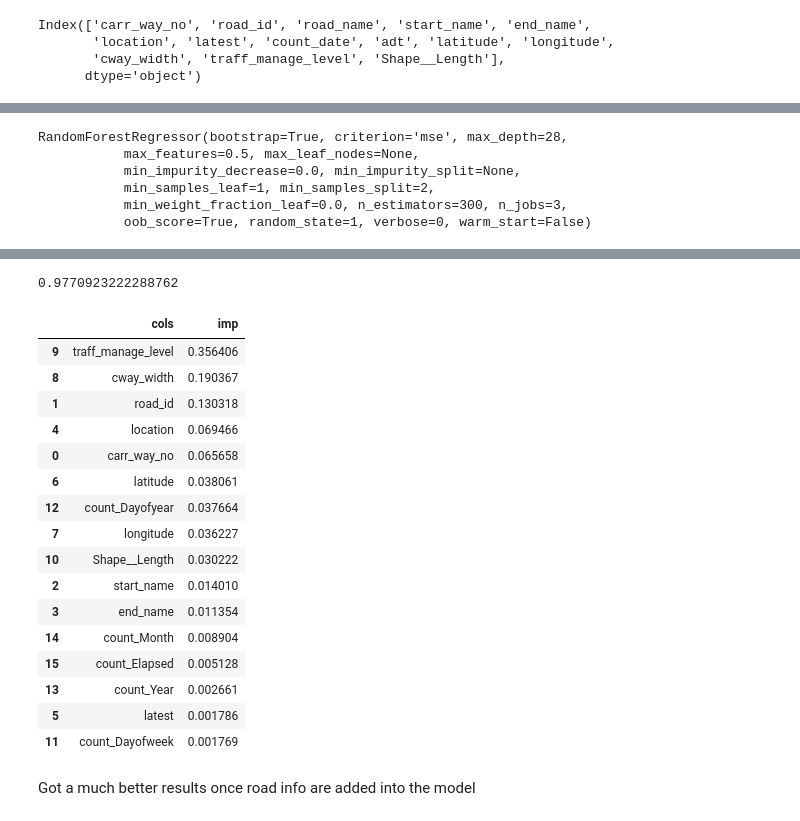
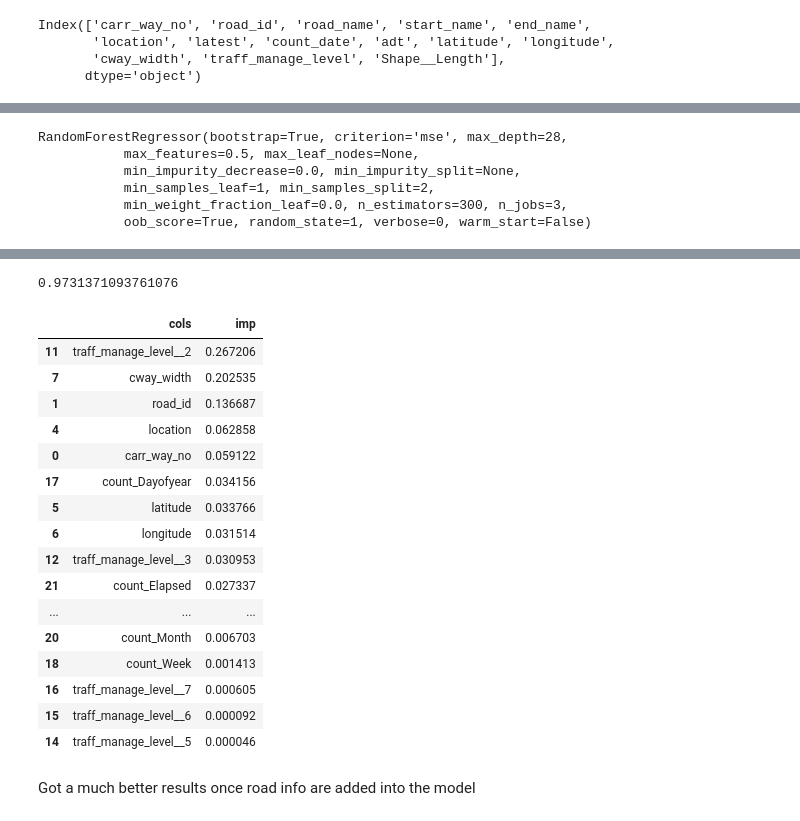
Before and after one commit to klin059/Auckland_traffic_analysis, a Jupyter notebook: 6_predictive_modelling.ipynb, the cells around one changed output, grey strips where cells are left out. Cells and saved outputs as stored; diff of their text form; code cells hidden in the pictures.

Commit message:
model back testing and pdp

```diff
--- a/6_predictive_modelling.ipynb
+++ b/6_predictive_modelling.ipynb
@@ -68,11 +76,13 @@ Index(['carr_way_no', 'road_id', 'road_name', 'start_name', 'end_name',
        'cway_width', 'traff_manage_level', 'Shape__Length'],
       dtype='object')
 # %%
-# set category variables
+# encode cat columns
+from sklearn.preprocessing import LabelEncoder
 cat_cols = ['carr_way_no', 'road_id', 'road_name', 'start_name', 'end_name',
             'location', 'latest', 'traff_manage_level']
-cat_dict = {}
+label_encoders_dict = {}
 for col in cat_cols:
-    df[col] = df[col].astype('category')
-    cat_dict[col] = dict(enumerate(df[col].cat.categories))
-    df[col] = df[col].cat.codes
+    new_le = LabelEncoder()
+    df[col] = new_le.fit_transform(df[col])
+    label_encoders_dict[col] = new_le
+display_all(df.head())
@@ -78,0 +96,4 @@ for col in cat_cols:
+# %%
+# one hot encode traff_manage_level
+df = pd.get_dummies(df, prefix_sep = "__", columns = ['traff_manage_level'])
+df.columns
@@ -106,6 +134,17 @@ import math
 from sklearn.utils import shuffle
 def split_vals(df, n):
     return df[:n].copy(), df[n:].copy()
+
+def rmse(x,y):
+    # calculates r^2
+    return math.sqrt(np.square(np.subtract(x,y)).mean())
+def get_scores(m, X_train, X_valid, y_train, y_valid):
+    # returns rmsq training, r^2 validation, avg accuracy training, avg accuracy validation, oob
+    res = [rmse(m.predict(X_train), y_train), rmse(m.predict(X_valid), y_valid),
+                m.score(X_train, y_train), m.score(X_valid, y_valid)]
+    if hasattr(m, 'oob_score_'):
+        res.append(m.oob_score_)
+    return res
 
 def train_test_split(df, xcols, ycol, train_size_f = 0.75, shuffle_bool = False):
     train_size = int(df.shape[0] * train_size_f)
@@ -119,8 +158,7 @@ def train_test_split(df, xcols, ycol, train_size_f = 0.75, shuffle_bool = False)
     return X_train, X_test, y_train, y_test
 
 def tt_split_by_years(df, xcols, ycol, train_years = [2016, 2017, 2018], test_years = [2019]):
-#     df_model = df.copy()
-#     X, y = df_model[xcols], df_model[ycol]
+#     train-test split by year
     df_train = df[df.count_Year.isin(train_years)]
     df_test = df[df.count_Year.isin(test_years)]
     X_train, X_test = df_train[xcols], df_test[xcols]
@@ -128,7 +166,7 @@ def tt_split_by_years(df, xcols, ycol, train_years = [2016, 2017, 2018], test_ye
     return X_train, X_test, y_train, y_test
 
 def split_by_forward_period(df, xcols, ycol, split_date = '2018-12-31', train_months = 36, test_months = 3):
-#     d = datetime.fromtimestamp(selected_date_value)
+#     walk forward train-test split
     d = pd.to_datetime(split_date)
     train_lb = d - relativedelta(months = train_months)
     test_ub = d + relativedelta(months = test_months)
@@ -138,6 +176,16 @@ def split_by_forward_period(df, xcols, ycol, split_date = '2018-12-31', train_mo
     y_train, y_test = df_train[ycol], df_test[ycol]
     return X_train, X_test, y_train, y_test
 
+def expanding_window_split(df, xcols, ycol, split_date = '2018-01-01', test_months = 2):
+    # expanding window split
+    d = pd.to_datetime(split_date)
+    test_ub = d + relativedelta(months = test_months)
+    df_train = df[df.count_date < d]
+    df_test = df[(df.count_date >= d)&(df.count_date < test_ub)]
+    X_train, X_test = df_train[xcols], df_test[xcols]
+    y_train, y_test = df_train[ycol], df_test[ycol]
+    return X_train, X_test, y_train, y_test
+
 def rf_feat_importance(m, df):
     return pd.DataFrame({'cols':df.columns, 'imp':m.feature_importances_}
                        ).sort_values('imp', ascending=False)
@@ -146,4 +206,5 @@ xcols = [col for col in df.columns]
 xcols.remove('adt')
 xcols.remove('road_name')
 xcols.remove('count_date')
+xcols.remove('latest')
 ycol = 'adt'
@@ -150,5 +247,5 @@ ycol = 'adt'
 # %%
-X_train, X_test, y_train, y_test = split_by_forward_period(df, xcols, ycol, split_date = '2017-12-31', train_months = 100, test_months = 1)
+X_train, X_test, y_train, y_test = expanding_window_split(df, xcols, ycol, split_date = '2018-12-31', test_months = 3)
 m = RandomForestRegressor(n_estimators=300, max_depth=28, max_features=0.5, oob_score= True, random_state=1, n_jobs  = 3)
 m.fit(X_train, y_train)
 m.score(X_train, y_train)
@@ -167,20 +264,20 @@ RandomForestRegressor(bootstrap=True, criterion='mse', max_depth=28,
-0.9770923222288762
+0.9731371093761076
 |  | cols | imp |
-| 9 | traff_manage_level | 0.356406 |
-| 8 | cway_width | 0.190367 |
-| 1 | road_id | 0.130318 |
-| 4 | location | 0.069466 |
-| 0 | carr_way_no | 0.065658 |
-| 6 | latitude | 0.038061 |
-| 12 | count_Dayofyear | 0.037664 |
-| 7 | longitude | 0.036227 |
-| 10 | Shape__Length | 0.030222 |
-| 2 | start_name | 0.014010 |
-| 3 | end_name | 0.011354 |
-| 14 | count_Month | 0.008904 |
-| 15 | count_Elapsed | 0.005128 |
-| 13 | count_Year | 0.002661 |
-| 5 | latest | 0.001786 |
-| 11 | count_Dayofweek | 0.001769 |
+| 11 | traff_manage_level__2 | 0.267206 |
+| 7 | cway_width | 0.202535 |
+| 1 | road_id | 0.136687 |
+| 4 | location | 0.062858 |
+| 0 | carr_way_no | 0.059122 |
+| 17 | count_Dayofyear | 0.034156 |
+| 5 | latitude | 0.033766 |
+| 6 | longitude | 0.031514 |
+| 12 | traff_manage_level__3 | 0.030953 |
+| 21 | count_Elapsed | 0.027337 |
+| ... | ... | ... |
+| 20 | count_Month | 0.006703 |
+| 18 | count_Week | 0.001413 |
+| 16 | traff_manage_level__7 | 0.000605 |
+| 15 | traff_manage_level__6 | 0.000092 |
+| 14 | traff_manage_level__5 | 0.000046 |
 # %% [markdown]
 Got a much better results once road info are added into the model
```
Also changed, not shown: parts of 19 cells of this notebook.
